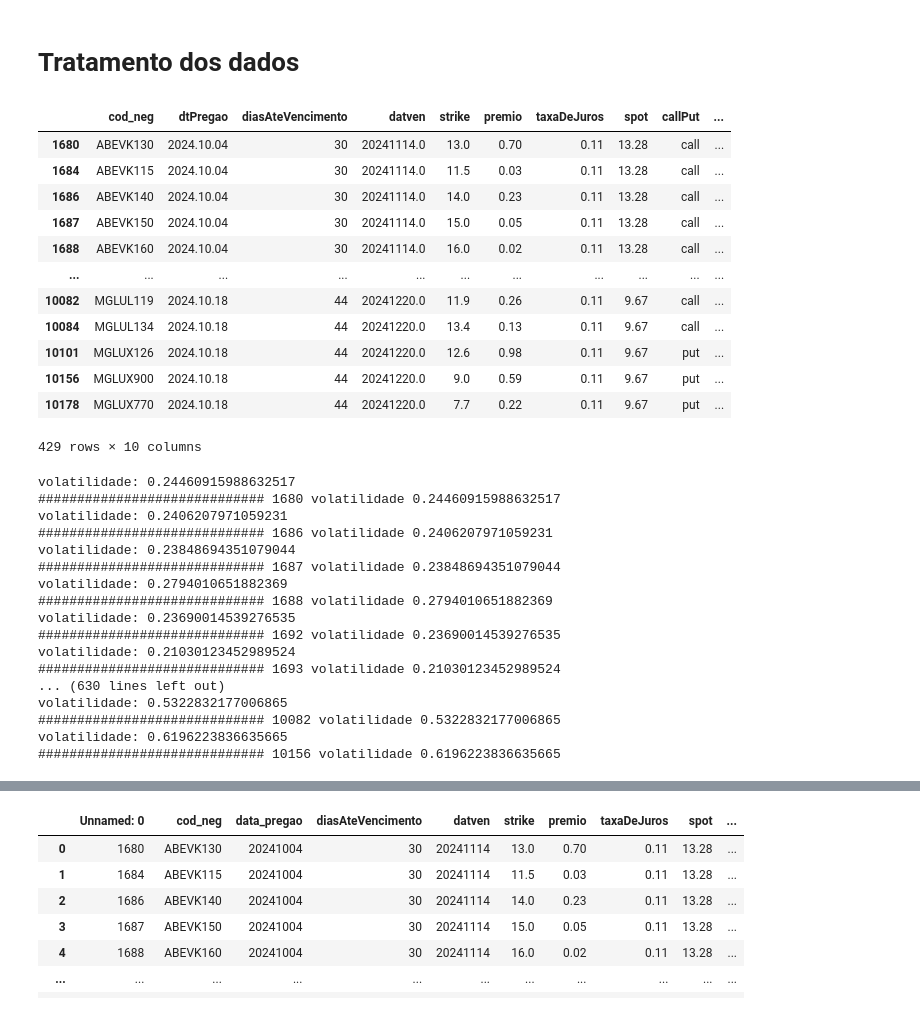
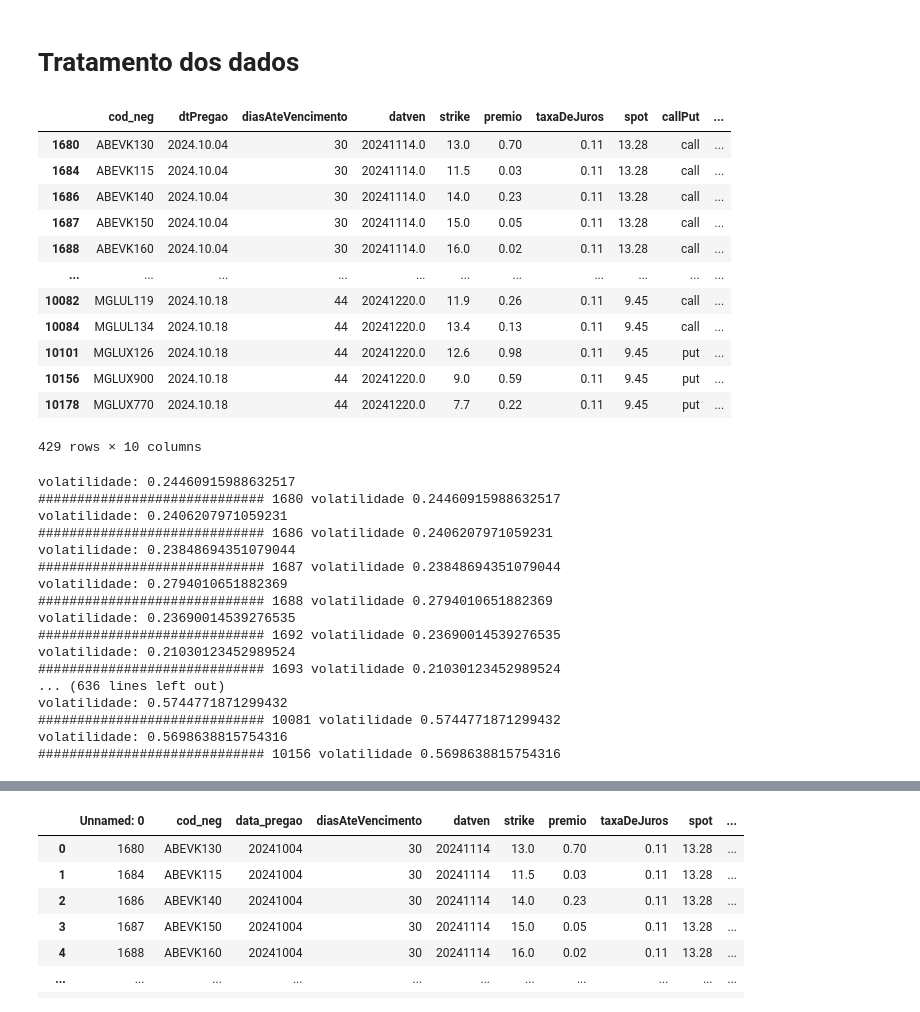
Before and after one commit to VitorSancho/IVOptionPredictor, a Jupyter notebook: projeto/src/MLApp/Avaliacao.ipynb, the cells around one changed output, grey strips where cells are left out. Saved outputs shown, nothing was run; the diff lists cells and outputs as text; code cells hidden in the pictures.

```diff
--- a/projeto/src/MLApp/Avaliacao.ipynb
+++ b/projeto/src/MLApp/Avaliacao.ipynb
@@ -111,50 +105,76 @@ def determinar_vencimento(vencimento):
     diasAteVencDict_11_10_2024 = {20241122: 31,
                     20241213: 46,
                     20241218: 49,
                     20241220: 51,
                     20241227: 56}
     diasAteVencDict = {'2024.10.04': diasAteVencDict_04_10_2024,
               '2024.10.11': diasAteVencDict_11_10_2024,
               '2024.10.18': diasAteVencDict_18_10_2024}
     try:
         dtPregaoDict = diasAteVencDict[vencimento['dtPregao']]
         return dtPregaoDict[vencimento['datven']]
     except:
         return 0
 
 dados_b3_filtrado['diasAteVencimento'] = dados_b3_filtrado.apply(determinar_vencimento, axis=1)
 dados_b3_filtrado = dados_b3_filtrado[dados_b3_filtrado['diasAteVencimento'] != 0]
 
-spot_ABEV = 13.28
-spot_ITSA = 10.62
-spot_B3SA = 10.75
-spot_BBDC = 15.06
-spot_MGLU = 9.67
-spot_GGBR = 19.18
+spot_ABEV_04_10_2024 = 13.28
+spot_ITSA_04_10_2024 = 10.62
+spot_B3SA_04_10_2024 = 10.75
+spot_BBDC_04_10_2024 = 15.06
+spot_MGLU_04_10_2024 = 9.67
+spot_GGBR_04_10_2024 = 19.18
+
+spot_ABEV_11_10_2024 = 12.88
+spot_ITSA_11_10_2024 = 10.47
+spot_B3SA_11_10_2024 = 10.69
+spot_BBDC_11_10_2024 = 14.80
+spot_MGLU_11_10_2024 = 9.67
+spot_GGBR_11_10_2024 = 18.43
+
+spot_ABEV_18_10_2024 = 12.88
+spot_ITSA_18_10_2024 = 10.61
+spot_B3SA_18_10_2024 = 10.65
+spot_BBDC_18_10_2024 = 15.32
+spot_MGLU_18_10_2024 = 9.45
+spot_GGBR_18_10_2024 = 18.40
 dados_b3_filtrado['spot'] = 0
-dados_b3_filtrado.loc[dados_b3_filtrado['cod_neg'].str.startswith('ABEV'), 'spot'] = spot_ABEV
-dados_b3_filtrado.loc[dados_b3_filtrado['cod_neg'].str.startswith('ITSA'), 'spot'] = spot_ITSA
-dados_b3_filtrado.loc[dados_b3_filtrado['cod_neg'].str.startswith('B3SA'), 'spot'] = spot_B3SA
-dados_b3_filtrado.loc[dados_b3_filtrado['cod_neg'].str.startswith('BBDC'), 'spot'] = spot_BBDC
-dados_b3_filtrado.loc[dados_b3_filtrado['cod_neg'].str.startswith('MGLU'), 'spot'] = spot_MGLU
-dados_b3_filtrado.loc[dados_b3_filtrado['cod_neg'].str.startswith('GGBR'), 'spot'] = spot_GGBR
+dados_b3_filtrado.loc[((dados_b3_filtrado['cod_neg'].str.startswith('ABEV')) & (dados_b3_filtrado['dtPregao'] == '2024.10.04')), 'spot'] = spot_ABEV_04_10_2024
+dados_b3_filtrado.loc[((dados_b3_filtrado['cod_neg'].str.startswith('ABEV')) & (dados_b3_filtrado['dtPregao'] == '2024.10.11')), 'spot'] = spot_ABEV_11_10_2024
+dados_b3_filtrado.loc[((dados_b3_filtrado['cod_neg'].str.startswith('ABEV')) & (dados_b3_filtrado['dtPregao'] == '2024.10.18')), 'spot'] = spot_ABEV_18_10_2024
+dados_b3_filtrado.loc[((dados_b3_filtrado['cod_neg'].str.startswith('ITSA')) & (dados_b3_filtrado['dtPregao'] == '2024.10.04')), 'spot'] = spot_ITSA_04_10_2024
+dados_b3_filtrado.loc[((dados_b3_filtrado['cod_neg'].str.startswith('ITSA')) & (dados_b3_filtrado['dtPregao'] == '2024.10.11')), 'spot'] = spot_ITSA_11_10_2024
+dados_b3_filtrado.loc[((dados_b3_filtrado['cod_neg'].str.startswith('ITSA')) & (dados_b3_filtrado['dtPregao'] == '2024.10.18')), 'spot'] = spot_ITSA_18_10_2024
+dados_b3_filtrado.loc[((dados_b3_filtrado['cod_neg'].str.startswith('B3SA')) & (dados_b3_filtrado['dtPregao'] == '2024.10.04')), 'spot'] = spot_B3SA_04_10_2024
+dados_b3_filtrado.loc[((dados_b3_filtrado['cod_neg'].str.startswith('B3SA')) & (dados_b3_filtrado['dtPregao'] == '2024.10.11')), 'spot'] = spot_B3SA_11_10_2024
+dados_b3_filtrado.loc[((dados_b3_filtrado['cod_neg'].str.startswith('B3SA')) & (dados_b3_filtrado['dtPregao'] == '2024.10.18')), 'spot'] = spot_B3SA_18_10_2024
+dados_b3_filtrado.loc[((dados_b3_filtrado['cod_neg'].str.startswith('BBDC')) & (dados_b3_filtrado['dtPregao'] == '2024.10.04')), 'spot'] = spot_BBDC_04_10_2024
+dados_b3_filtrado.loc[((dados_b3_filtrado['cod_neg'].str.startswith('BBDC')) & (dados_b3_filtrado['dtPregao'] == '2024.10.11')), 'spot'] = spot_BBDC_11_10_2024
+dados_b3_filtrado.loc[((dados_b3_filtrado['cod_neg'].str.startswith('BBDC')) & (dados_b3_filtrado['dtPregao'] == '2024.10.18')), 'spot'] = spot_BBDC_18_10_2024
+dados_b3_filtrado.loc[((dados_b3_filtrado['cod_neg'].str.startswith('MGLU')) & (dados_b3_filtrado['dtPregao'] == '2024.10.04')), 'spot'] = spot_MGLU_04_10_2024
+dados_b3_filtrado.loc[((dados_b3_filtrado['cod_neg'].str.startswith('MGLU')) & (dados_b3_filtrado['dtPregao'] == '2024.10.11')), 'spot'] = spot_MGLU_11_10_2024
+dados_b3_filtrado.loc[((dados_b3_filtrado['cod_neg'].str.startswith('MGLU')) & (dados_b3_filtrado['dtPregao'] == '2024.10.18')), 'spot'] = spot_MGLU_18_10_2024
+dados_b3_filtrado.loc[((dados_b3_filtrado['cod_neg'].str.startswith('GGBR')) & (dados_b3_filtrado['dtPregao'] == '2024.10.04')), 'spot'] = spot_GGBR_04_10_2024
+dados_b3_filtrado.loc[((dados_b3_filtrado['cod_neg'].str.startswith('GGBR')) & (dados_b3_filtrado['dtPregao'] == '2024.10.11')), 'spot'] = spot_GGBR_11_10_2024
+dados_b3_filtrado.loc[((dados_b3_filtrado['cod_neg'].str.startswith('GGBR')) & (dados_b3_filtrado['dtPregao'] == '2024.10.18')), 'spot'] = spot_GGBR_18_10_2024
 
 dados_b3_filtrado = dados_b3_filtrado[['cod_neg','dtPregao','diasAteVencimento','datven','strike','premio','taxaDeJuros','spot','callPut','dado_original']]
 
 dados_b3_filtrado
 # %% [output]
 |  | cod_neg | dtPregao | diasAteVencimento | datven | strike | premio | taxaDeJuros | spot | callPut | ... |
 | 1680 | ABEVK130 | 2024.10.04 | 30 | 20241114.0 | 13.0 | 0.70 | 0.11 | 13.28 | call | ... |
 | 1684 | ABEVK115 | 2024.10.04 | 30 | 20241114.0 | 11.5 | 0.03 | 0.11 | 13.28 | call | ... |
 | 1686 | ABEVK140 | 2024.10.04 | 30 | 20241114.0 | 14.0 | 0.23 | 0.11 | 13.28 | call | ... |
 | 1687 | ABEVK150 | 2024.10.04 | 30 | 20241114.0 | 15.0 | 0.05 | 0.11 | 13.28 | call | ... |
 | 1688 | ABEVK160 | 2024.10.04 | 30 | 20241114.0 | 16.0 | 0.02 | 0.11 | 13.28 | call | ... |
 | ... | ... | ... | ... | ... | ... | ... | ... | ... | ... | ... |
-| 10082 | MGLUL119 | 2024.10.18 | 44 | 20241220.0 | 11.9 | 0.26 | 0.11 | 9.67 | call | ... |
-| 10084 | MGLUL134 | 2024.10.18 | 44 | 20241220.0 | 13.4 | 0.13 | 0.11 | 9.67 | call | ... |
-| 10101 | MGLUX126 | 2024.10.18 | 44 | 20241220.0 | 12.6 | 0.98 | 0.11 | 9.67 | put | ... |
-| 10156 | MGLUX900 | 2024.10.18 | 44 | 20241220.0 | 9.0 | 0.59 | 0.11 | 9.67 | put | ... |
-| 10178 | MGLUX770 | 2024.10.18 | 44 | 20241220.0 | 7.7 | 0.22 | 0.11 | 9.67 | put | ... |
+| 10082 | MGLUL119 | 2024.10.18 | 44 | 20241220.0 | 11.9 | 0.26 | 0.11 | 9.45 | call | ... |
+| 10084 | MGLUL134 | 2024.10.18 | 44 | 20241220.0 | 13.4 | 0.13 | 0.11 | 9.45 | call | ... |
+| 10101 | MGLUX126 | 2024.10.18 | 44 | 20241220.0 | 12.6 | 0.98 | 0.11 | 9.45 | put | ... |
+| 10156 | MGLUX900 | 2024.10.18 | 44 | 20241220.0 | 9.0 | 0.59 | 0.11 | 9.45 | put | ... |
+| 10178 | MGLUX770 | 2024.10.18 | 44 | 20241220.0 | 7.7 | 0.22 | 0.11 | 9.45 | put | ... |
 429 rows × 10 columns
 # %%
 # Adicione o diretório raiz do projeto ao sys.path
@@ -199,11 +219,11 @@ volatilidade: 0.23690014539276535
 ############################# 1692 volatilidade 0.23690014539276535
 volatilidade: 0.21030123452989524
 ############################# 1693 volatilidade 0.21030123452989524
-... (630 lines left out)
-volatilidade: 0.5322832177006865
-############################# 10082 volatilidade 0.5322832177006865
-volatilidade: 0.6196223836635665
-############################# 10156 volatilidade 0.6196223836635665
+... (636 lines left out)
+volatilidade: 0.5744771871299432
+############################# 10081 volatilidade 0.5744771871299432
+volatilidade: 0.5698638815754316
+############################# 10156 volatilidade 0.5698638815754316
 # %%
 dados_b3_filtrado.to_csv("dados_b3_ingeridos.csv")
 # %%
```
Also changed, not shown: parts of 17 cells of this notebook.
